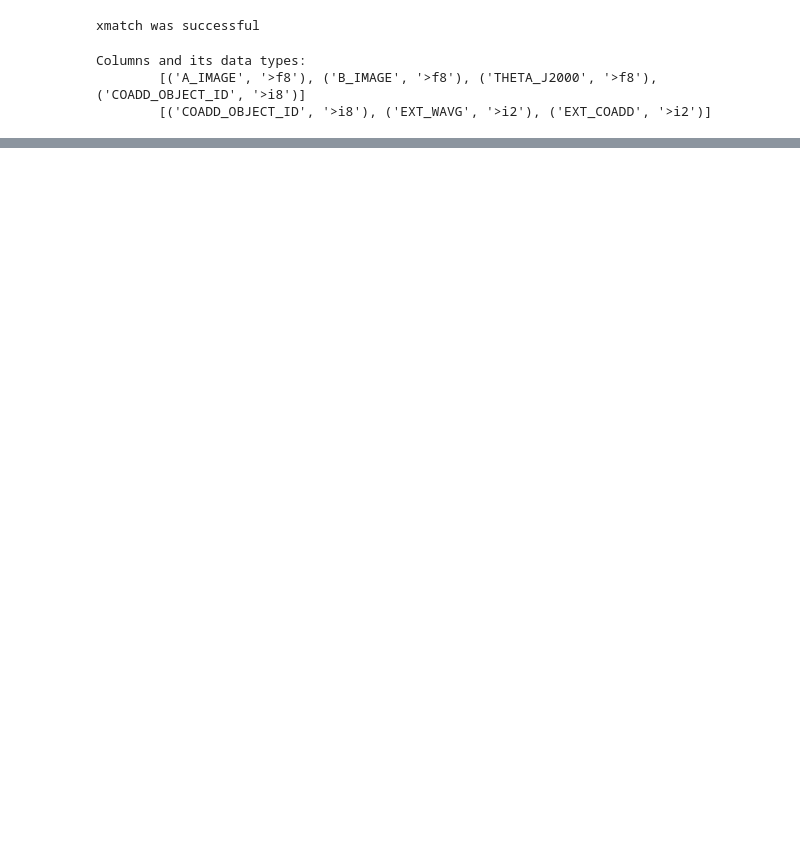
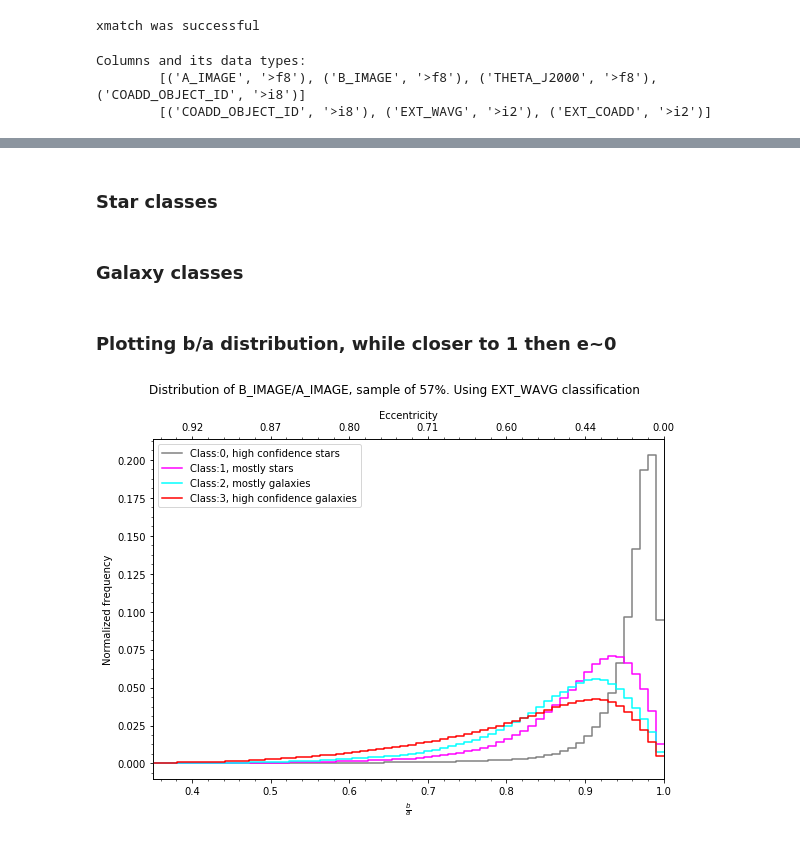
Before and after one commit to paztronomer/desdm_dr1_work, a Jupyter notebook: validation_ab_theta.ipynb, the cells around one changed output, grey strips where cells are left out. Drawn from its saved outputs; the diff is of its cells as text; code cells hidden in the pictures; blank space fills up the shorter version.

```diff
--- a/validation_ab_theta.ipynb
+++ b/validation_ab_theta.ipynb
@@ -89,9 +91,3 @@ t1 = time.time()
 print("Grouped and sorted in {0:.2f} min".format((t1 - t0)/60.))
 # %% [output]
 Grouped and sorted in 2.02 min
-# %%
-# Crossmatch each group with the values table
-t0 = time.time()
-x = np.where(np.in1d(abt["COADD_OBJECT_ID"], group_sg[0]["COADD_OBJECT_ID"]))
-t1 = time.time()
-print(t1-t0)
@@ -126,3 +118,5 @@ Columns and its data types:
+# %% [markdown]
+### Star classes
 # %%
 # Using each one of the classes separately, do the A, B, THETA distributions
 # Note: a better way is to use 'selection' under vaex
@@ -138,6 +132,8 @@ ds1 = vx.from_arrays(A=abt[xm_sg_idx[1]]["A_IMAGE"],
                      BA=abt[xm_sg_idx[1]]["B_IMAGE"]/abt[xm_sg_idx[1]]["A_IMAGE"],
                      T=abt[xm_sg_idx[1]]["THETA_J2000"]
                     )
+# %% [markdown]
+### Galaxy classes
 # %%
 # Data for galaxy classifications
 ds2 = vx.from_arrays(A=abt[xm_sg_idx[2]]["A_IMAGE"],
@@ -150,4 +146,61 @@ ds3 = vx.from_arrays(A=abt[xm_sg_idx[3]]["A_IMAGE"],
                      BA=abt[xm_sg_idx[3]]["B_IMAGE"]/abt[xm_sg_idx[3]]["A_IMAGE"],
                      T=abt[xm_sg_idx[3]]["THETA_J2000"]
                     )
+# %% [markdown]
+### Plotting b/a distribution, while closer to 1 then e~0
+# %%
+plt.close("all")
+fig, ax1 = plt.subplots(figsize=(8,6))
+ax2 = ax1.twiny()
+
+# Make the plot
+# VERY important to set limits here, this way they match them overlaping axis
+lim = [0.35, 1.]
+kw = {
+    "what": "count(*)",
+    "n": "normalize",
+    "limits":lim,
+}
+a = ds0.plot1d("BA", color="gray", label="Class:0, high confidence stars", **kw)
+a = ds1.plot1d("BA", color="magenta", label="Class:1, mostly stars", **kw)
+a = ds2.plot1d("BA", color="cyan", label="Class:2, mostly galaxies", **kw)
+a = ds3.plot1d("BA", color="red", label="Class:3, high confidence galaxies", **kw)
+plt.legend(loc="upper left", fancybox=True)
+
+# Initial plot setup
+ax1.set_xlim(lim)
+ax1.set_xlabel(r"$\frac{b}{a}$")
+ax1.set_ylabel("Normalized frequency")
+
+# Setup tics
+new_tick_locations = np.array([.4, .5, .6, .7, .8, .9, 1.])
+def tick_function(x):
+    res = np.sqrt(1 - np.power(x, 2))
+    return ["%.2f" % z for z in res]
+
+# Set the limits based on initial plot
+# ax2.set_xlim(ax1.get_xlim())
+ax2.set_xlim(lim) # plt.xlim())
+
+#  Values and tics
+ax2.set_xticks(new_tick_locations)
+ax2.set_xticklabels(tick_function(new_tick_locations))
+ax2.set_xlabel(r"Eccentricity")
+
+# Add minor tics
+# Use Auto Minor Locator
+minorLocator_x = AutoMinorLocator()
+ax1.xaxis.set_minor_locator(minorLocator_x)
+minorLocator_y = AutoMinorLocator()
+ax1.yaxis.set_minor_locator(minorLocator_y)
+# Use Auto Minor Locator
+minorLocator_x = AutoMinorLocator()
+ax2.xaxis.set_minor_locator(minorLocator_x)
+minorLocator_y = AutoMinorLocator()
+
+plt.suptitle(r"Distribution of B_IMAGE/A_IMAGE, sample of {0}%. Using EXT_WAVG classification".format(round(abt.shape[0]/4.e8 * 100.)))
+plt.subplots_adjust(top=0.85)
+plt.savefig("ba_subsample.png", format="png", dpi=500)
+# %% [output]
+[figure, added]
 # %%
```
Also changed, not shown: parts of 14 cells of this notebook, 1 other file.
